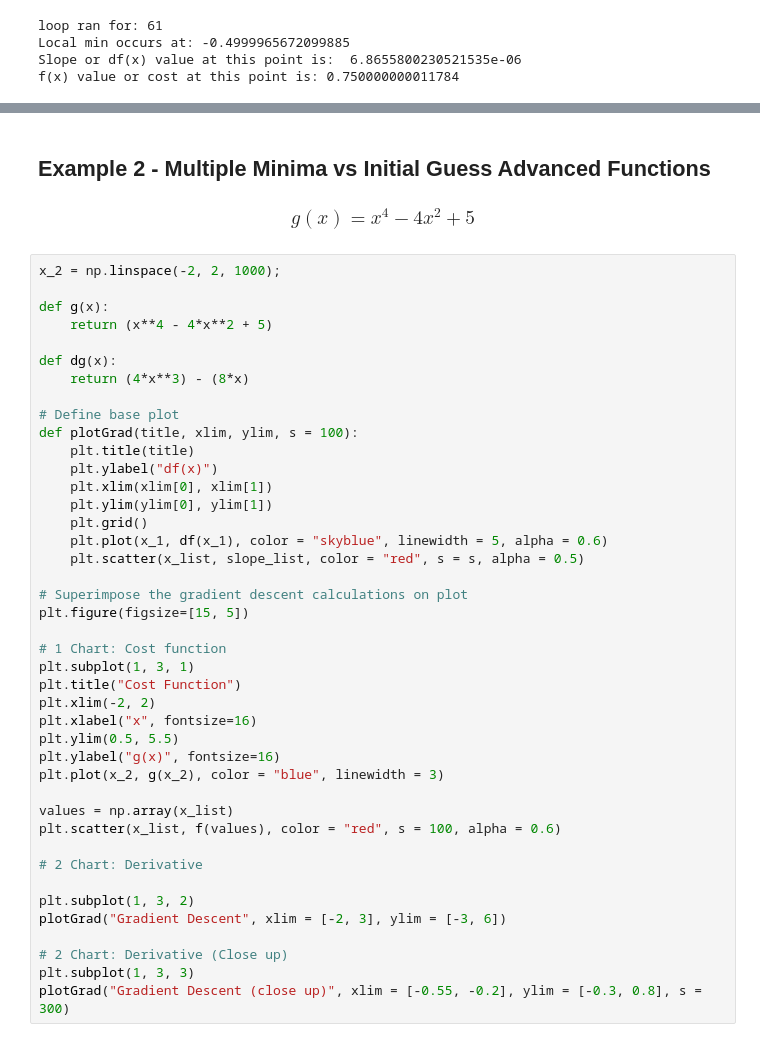
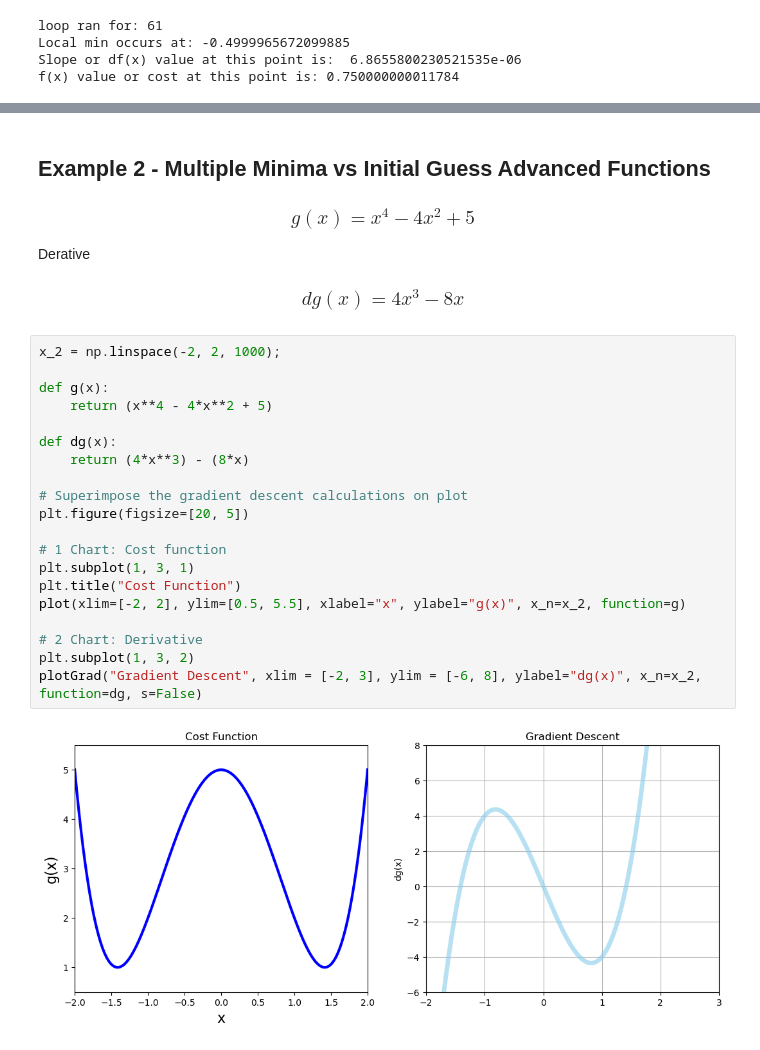
Before and after one commit to BlueFits/MLBasicsJupyter, a Jupyter notebook: notebooks/gradientDescent.ipynb, the cells around one changed output, grey strips where cells are left out. Drawn from its saved outputs; the diff is of its cells as text.

```diff
--- a/notebooks/gradientDescent.ipynb
+++ b/notebooks/gradientDescent.ipynb
@@ -137,45 +141,29 @@ plotGrad("Gradient Descent (close up)", xlim = [-0.55, -0.2], ylim = [-0.3, 0.8]
 ## Example 2 - Multiple Minima vs Initial Guess Advanced Functions
 
 ### $$g(x) = x^4 - 4x^2 + 5 $$
+
+Derative
+
+### $$dg(x) = 4x^3 - 8x$$
 # %%
 x_2 = np.linspace(-2, 2, 1000);
 
 def g(x):
     return (x**4 - 4*x**2 + 5)
 
 def dg(x):
     return (4*x**3) - (8*x)
 
-# Define base plot
-def plotGrad(title, xlim, ylim, s = 100):
-    plt.title(title)
-    plt.ylabel("df(x)")
-    plt.xlim(xlim[0], xlim[1])
-    plt.ylim(ylim[0], ylim[1])
-    plt.grid()
-    plt.plot(x_1, df(x_1), color = "skyblue", linewidth = 5, alpha = 0.6)
-    plt.scatter(x_list, slope_list, color = "red", s = s, alpha = 0.5)
-
 # Superimpose the gradient descent calculations on plot
-plt.figure(figsize=[15, 5])
+plt.figure(figsize=[20, 5])
 
 # 1 Chart: Cost function
 plt.subplot(1, 3, 1)
 plt.title("Cost Function")
-plt.xlim(-2, 2)
-plt.xlabel("x", fontsize=16)
-plt.ylim(0.5, 5.5)
-plt.ylabel("g(x)", fontsize=16)
-plt.plot(x_2, g(x_2), color = "blue", linewidth = 3)
-
-values = np.array(x_list)
-plt.scatter(x_list, f(values), color = "red", s = 100, alpha = 0.6)
+plot(xlim=[-2, 2], ylim=[0.5, 5.5], xlabel="x", ylabel="g(x)", x_n=x_2, function=g)
 
 # 2 Chart: Derivative
-
 plt.subplot(1, 3, 2)
-plotGrad("Gradient Descent", xlim = [-2, 3], ylim = [-3, 6])
-
-# 2 Chart: Derivative (Close up)
-plt.subplot(1, 3, 3)
-plotGrad("Gradient Descent (close up)", xlim = [-0.55, -0.2], ylim = [-0.3, 0.8], s = 300)
+plotGrad("Gradient Descent", xlim = [-2, 3], ylim = [-6, 8], ylabel="dg(x)", x_n=x_2, function=dg, s=False)
+# %% [output]
+[figure, added]
```
Also changed, not shown: parts of 4 cells of this notebook.
